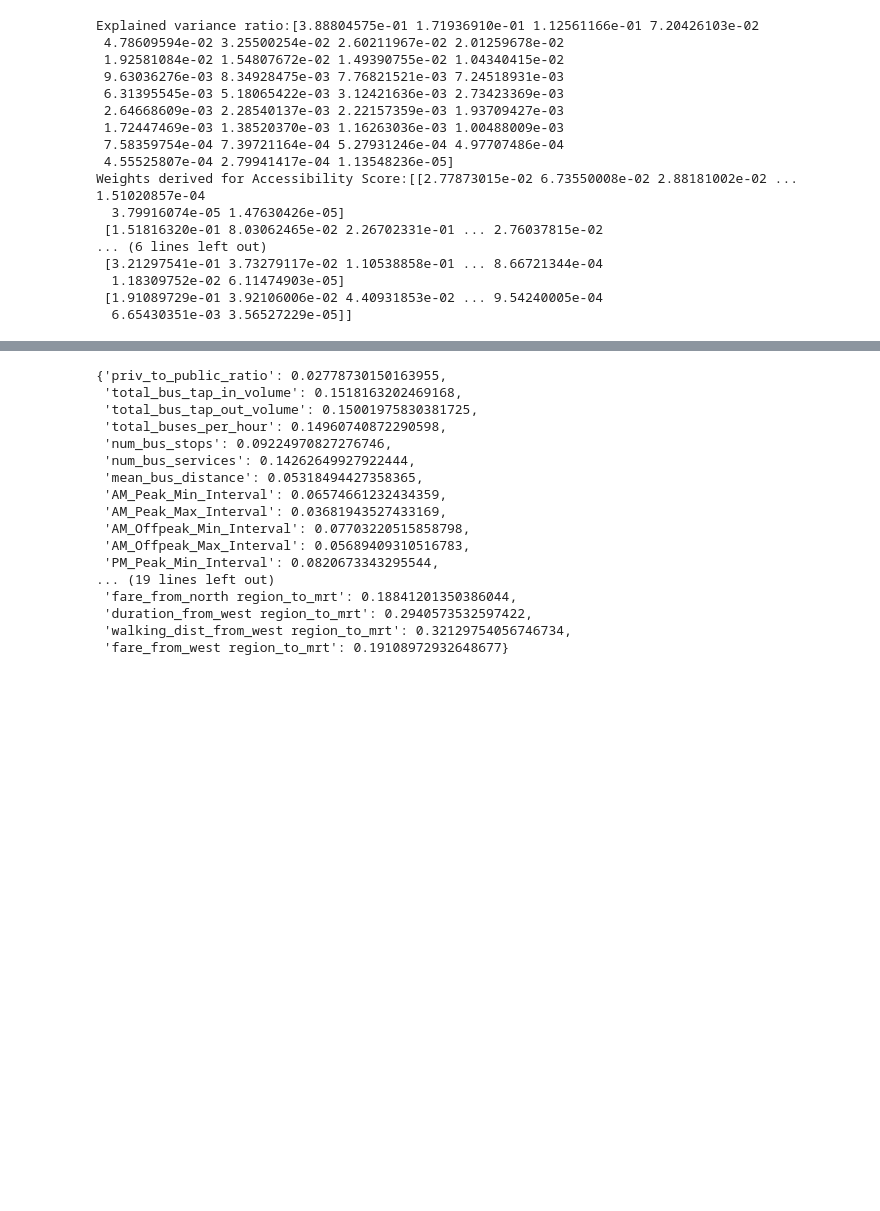
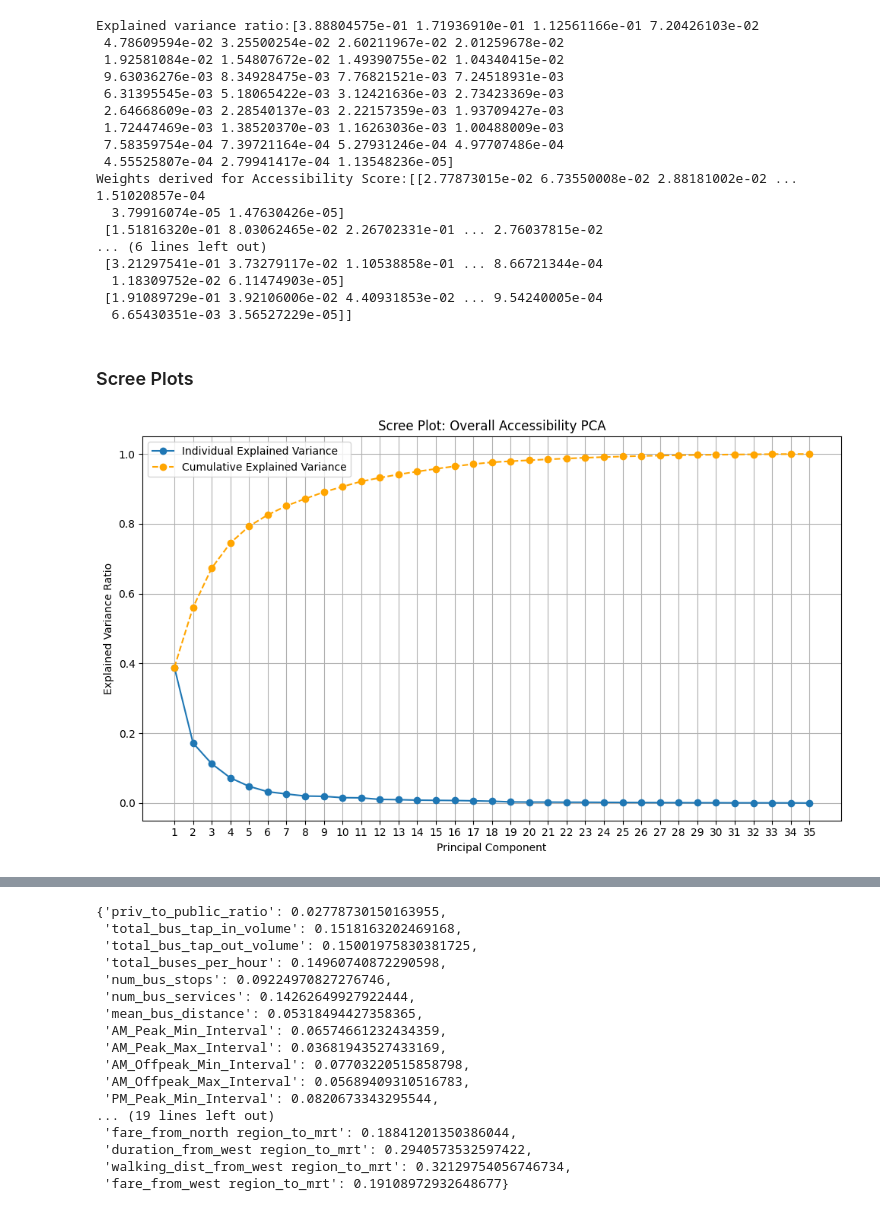
Before and after one commit to trashmitiff/DSE3101, a Jupyter notebook: code/PCA.ipynb, the cells around one changed output, grey strips where cells are left out. Drawn from its saved outputs; the diff is of its cells as text; code cells hidden in the pictures; blank space fills up the shorter version.

Commit message:
Add scree plots

```diff
--- a/code/PCA.ipynb
+++ b/code/PCA.ipynb
@@ -393,3 +393,23 @@ Weights derived for Accessibility Score:[[2.77873015e-02 6.73550008e-02 2.881810
   1.18309752e-02 6.11474903e-05]
  [1.91089729e-01 3.92106006e-02 4.40931853e-02 ... 9.54240005e-04
   6.65430351e-03 3.56527229e-05]]
+# %% [markdown]
+### Scree Plots
+# %%
+explained_var = acc_pca.explained_variance_ratio_
+cumulative_var = np.cumsum(acc_pca.explained_variance_ratio_)
+
+plt.figure(figsize=(10, 6))
+plt.plot(range(1, len(explained_var)+1), explained_var, marker='o', linestyle='-', label='Individual Explained Variance')
+plt.plot(range(1, len(cumulative_var)+1), cumulative_var, marker='o', linestyle='--', color='orange', label='Cumulative Explained Variance')
+
+plt.title('Scree Plot: Overall Accessibility PCA')
+plt.xlabel('Principal Component')
+plt.ylabel('Explained Variance Ratio')
+plt.xticks(range(1, len(explained_var)+1))
+plt.legend()
+plt.grid(True)
+plt.tight_layout()
+plt.show()
+# %% [output]
+[figure, added]
```
Also changed, not shown: parts of 6 cells of this notebook.
